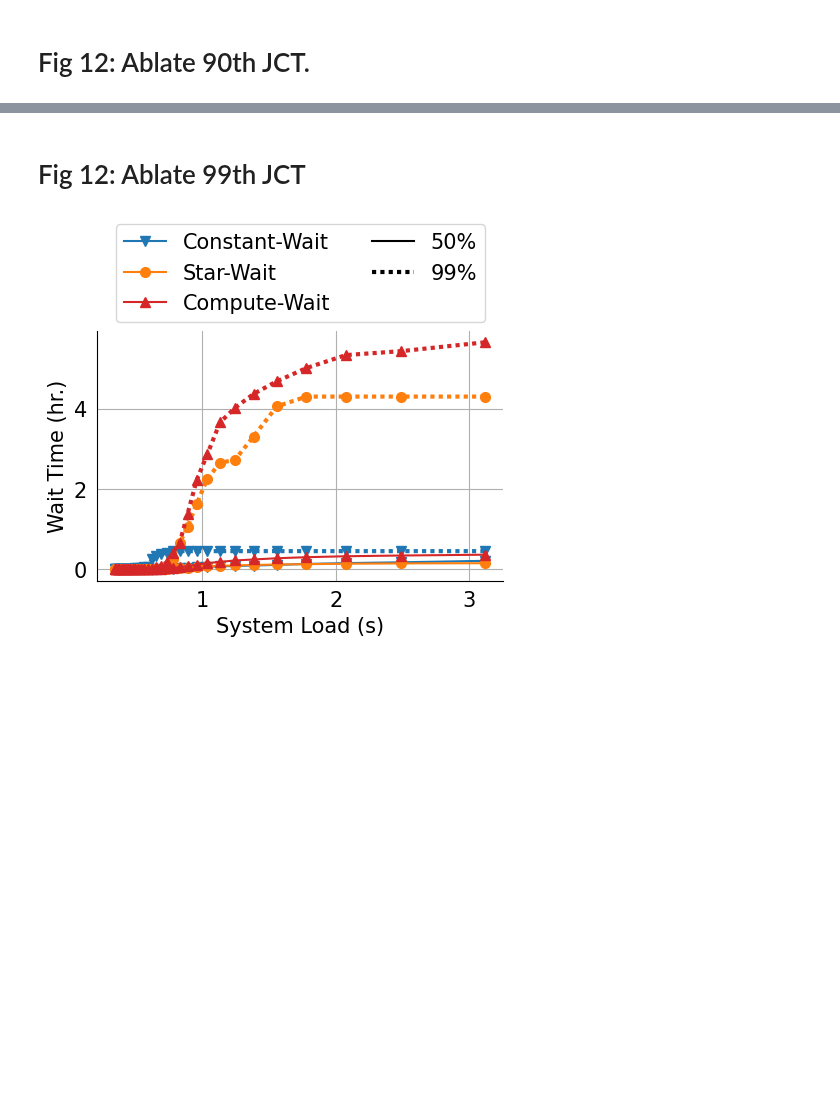
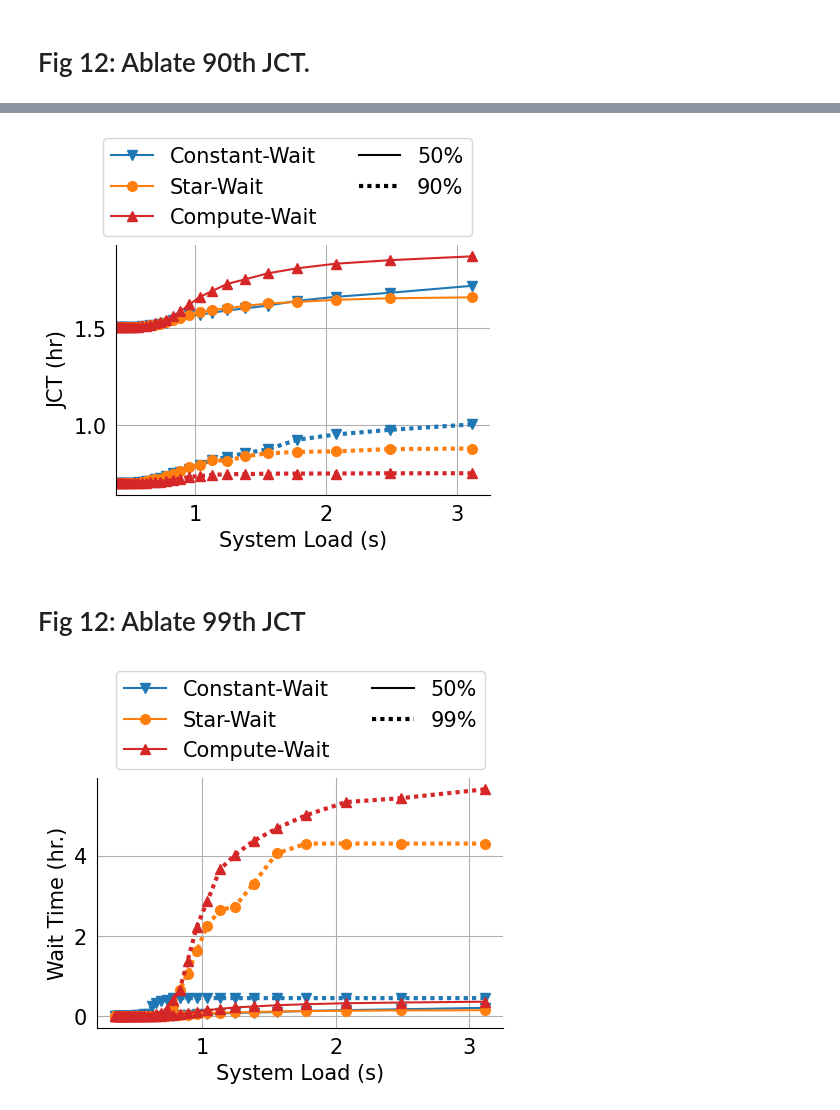
Before and after one commit to michaelzhiluo/starburst, a Jupyter notebook: skyburst/notebooks/fig12_ablate_jct_percentile.ipynb, the cells around one changed output, grey strips where cells are left out. Saved outputs shown, nothing was run; the diff lists cells and outputs as text; code cells hidden in the pictures; blank space fills up the shorter version.

```diff
--- a/skyburst/notebooks/fig12_ablate_jct_percentile.ipynb
+++ b/skyburst/notebooks/fig12_ablate_jct_percentile.ipynb
@@ -155,3 +283,11 @@ simulator_plotting_fn(helios_jct_df, x_axis='cluster_size',  \
+# %%
+simulator_plotting_fn(helios_jct_df, x_axis='cluster_size',  \
+                      y_axis=['avg_jct'], \
+                      baseline_filter={'waiting_policy': 'constant', 'loop': 0},
+                      groupby_values=['waiting_policy', ],
+                      normalize_x_axis=True)
+# %% [output]
+[figure, added]
 # %% [markdown]
 # Fig 12: Ablate 99th JCT
 # %%
```
Also changed, not shown: parts of 4 cells of this notebook, 3 other files.
